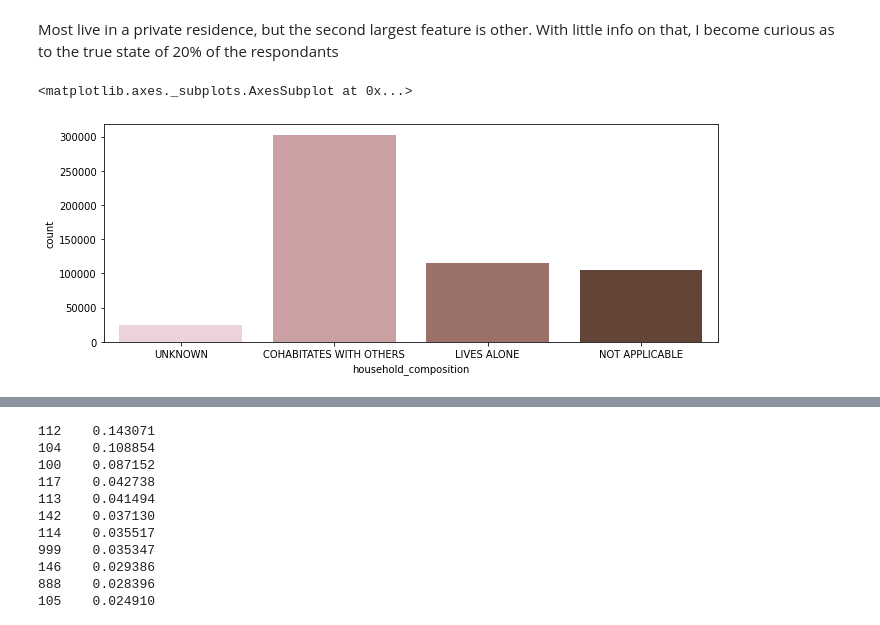
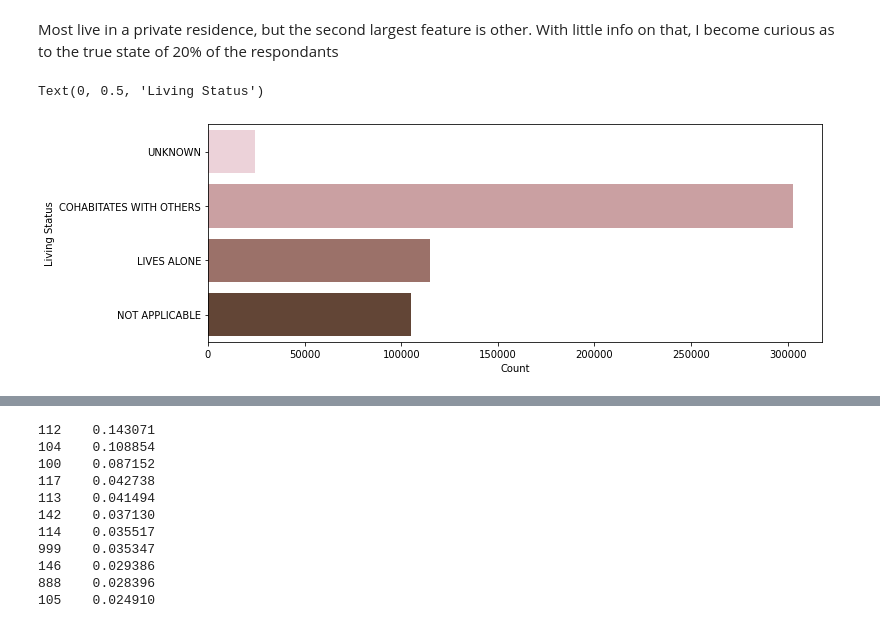
Before and after one commit to qweliant/PCSstudy, a Jupyter notebook: NYpcs_EDA.ipynb, the cells around one changed output, grey strips where cells are left out. Saved outputs shown, nothing was run; the diff lists cells and outputs as text; code cells hidden in the pictures.

```diff
--- a/NYpcs_EDA.ipynb
+++ b/NYpcs_EDA.ipynb
@@ -104,10 +99,12 @@ Name: living_situation, dtype: float64
 Most live in a private residence, but the second largest feature is other. With little info on that, I become curious as to the true state of 20% of the respondants
 # %%
 f, axes = plt.subplots( sharey=True, figsize=(11, 4))
-sns.countplot(x="household_composition", palette="ch:1.3,-.2,dark=.3", data=pcs, )
+sns.countplot(y="household_composition", palette="ch:1.3,-.2,dark=.3", data=pcs, )
+plt.xlabel("Count")
+plt.ylabel("Living Status")
 # %% [output]
-<matplotlib.axes._subplots.AxesSubplot at 0x...>
+Text(0, 0.5, 'Living Status')
-[figure, old version]
+[figure, new version]
 # %%
 f, axes = plt.subplots( sharey=True, figsize=(11, 4))
 plt.xticks(rotation='vertical')
```
Also changed, not shown: parts of 11 cells of this notebook, 5 other files.
